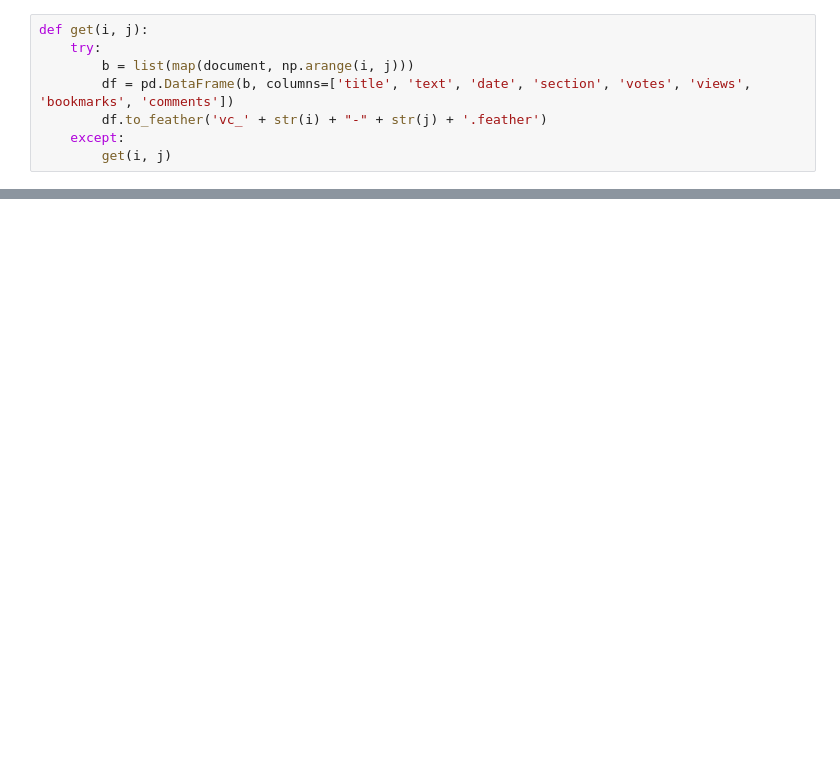
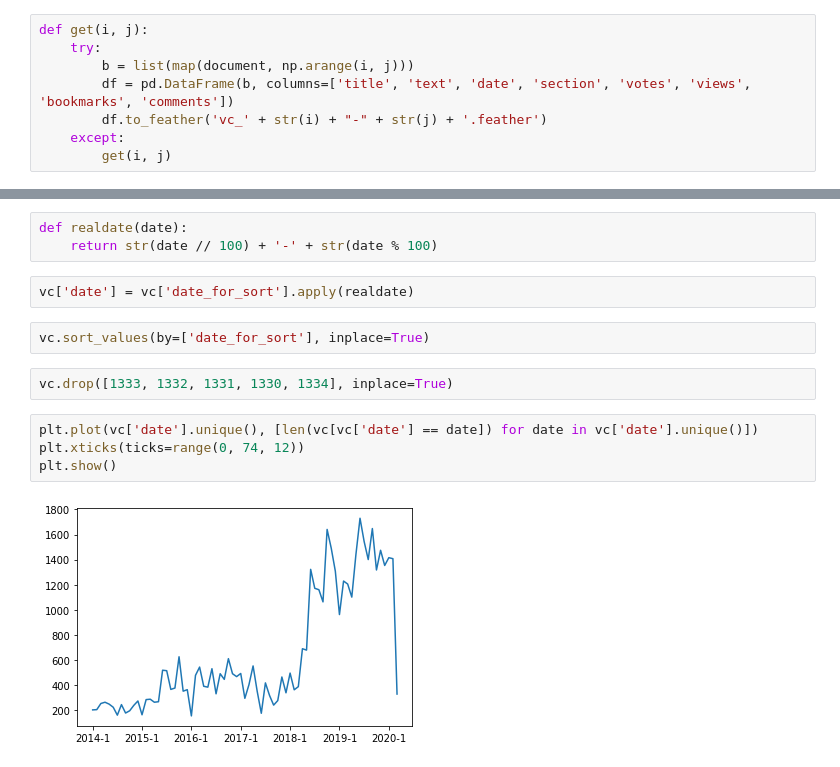
Before and after one commit to DimitryMo/NRD, a Jupyter notebook: vc наверное рабочий.ipynb, the cells around one changed output, grey strips where cells are left out. Cells and saved outputs as stored; diff of their text form; blank space fills up the shorter version.

```diff
--- a/vc наверное рабочий.ipynb
+++ b/vc наверное рабочий.ipynb
@@ -170,0 +240,15 @@ files.download('vcru.csv')
+# %%
+def realdate(date):
+    return str(date // 100) + '-' + str(date % 100)
+# %%
+vc['date'] = vc['date_for_sort'].apply(realdate)
+# %%
+vc.sort_values(by=['date_for_sort'], inplace=True)
+# %%
+vc.drop([1333, 1332, 1331, 1330, 1334], inplace=True)
+# %%
+plt.plot(vc['date'].unique(), [len(vc[vc['date'] == date]) for date in vc['date'].unique()])
+plt.xticks(ticks=range(0, 74, 12))
+plt.show()
+# %% [output]
+[figure, added]
```
Also changed, not shown: parts of 18 cells of this notebook.
